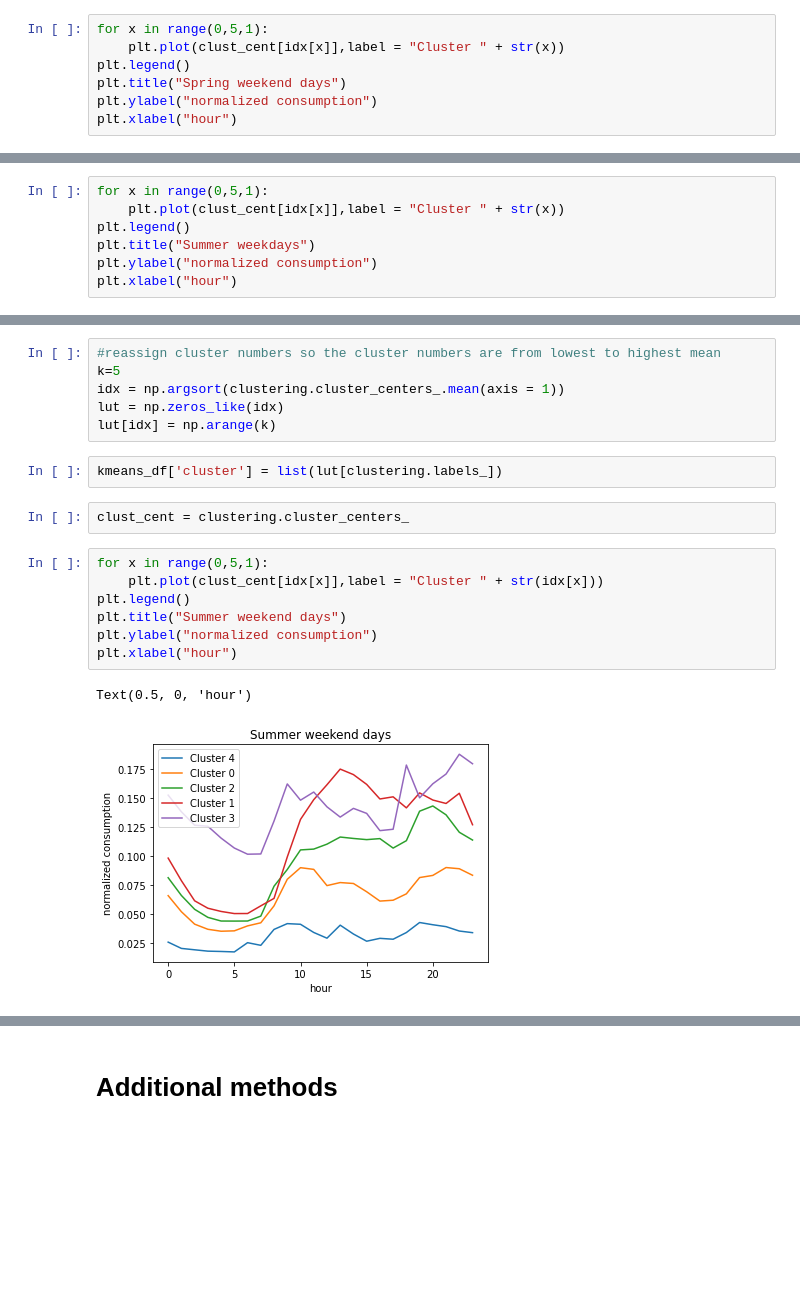
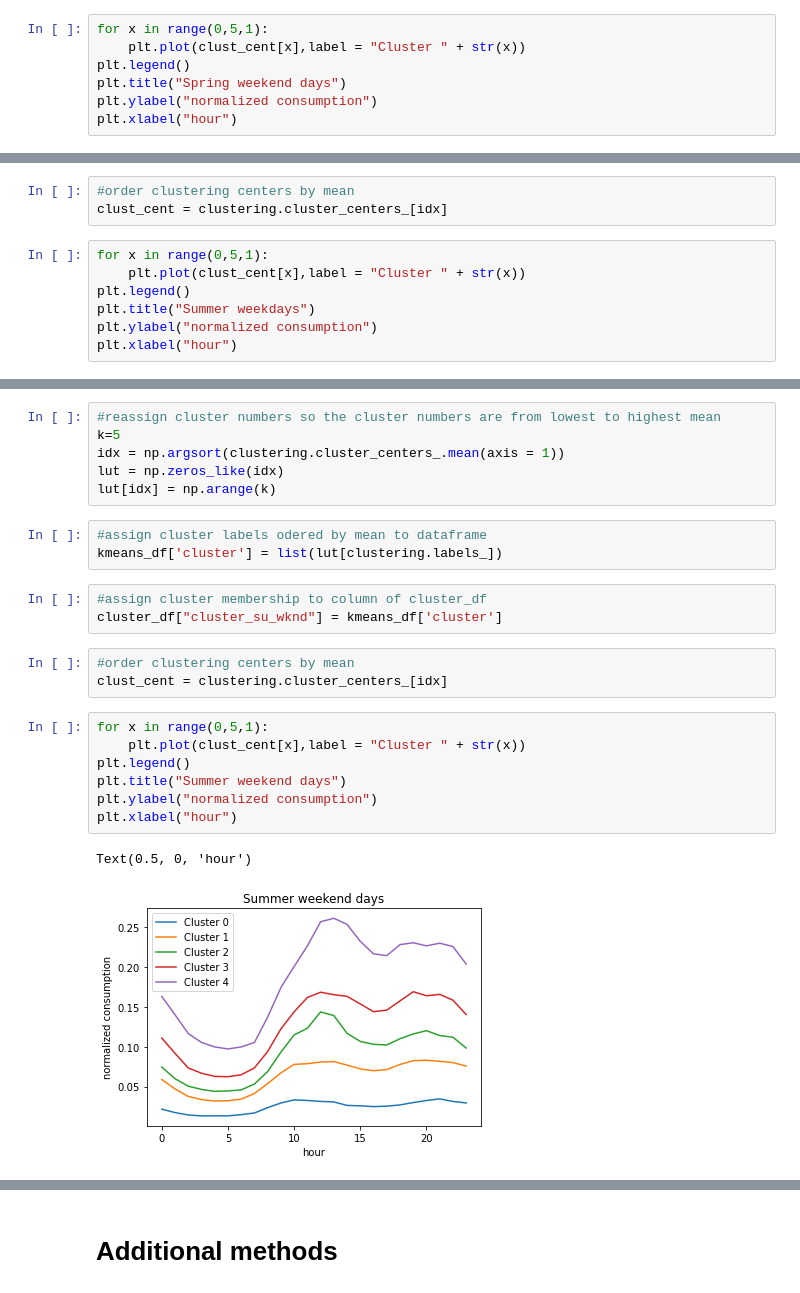
Before and after one commit to togg-dot/thesis, a Jupyter notebook: final kmeans clustering (season weekday-weekend).ipynb, the cells around one changed output, grey strips where cells are left out. Cells and saved outputs as stored; diff of their text form; blank space fills up the shorter version.

```diff
--- a/final kmeans clustering (season weekday-weekend).ipynb
+++ b/final kmeans clustering (season weekday-weekend).ipynb
@@ -501,6 +558,6 @@ clust_cent = clustering.cluster_centers_
 # %%
 for x in range(0,5,1):
-    plt.plot(clust_cent[idx[x]],label = "Cluster " + str(x))
+    plt.plot(clust_cent[x],label = "Cluster " + str(x))
 plt.legend()
 plt.title("Spring weekend days")
 plt.ylabel("normalized consumption")
@@ -542,6 +612,9 @@ clust_cent = clustering.cluster_centers_
+# %%
+#order clustering centers by mean
+clust_cent = clustering.cluster_centers_[idx]
 # %%
 for x in range(0,5,1):
-    plt.plot(clust_cent[idx[x]],label = "Cluster " + str(x))
+    plt.plot(clust_cent[x],label = "Cluster " + str(x))
 plt.legend()
 plt.title("Summer weekdays")
 plt.ylabel("normalized consumption")
@@ -575,16 +660,21 @@ idx = np.argsort(clustering.cluster_centers_.mean(axis = 1))
 lut = np.zeros_like(idx)
 lut[idx] = np.arange(k)
 # %%
+#assign cluster labels odered by mean to dataframe
 kmeans_df['cluster'] = list(lut[clustering.labels_])
-# %%
-clust_cent = clustering.cluster_centers_
+# %%
+#assign cluster membership to column of cluster_df
+cluster_df["cluster_su_wknd"] = kmeans_df['cluster']
+# %%
+#order clustering centers by mean
+clust_cent = clustering.cluster_centers_[idx]
 # %%
 for x in range(0,5,1):
-    plt.plot(clust_cent[idx[x]],label = "Cluster " + str(idx[x]))
+    plt.plot(clust_cent[x],label = "Cluster " + str(x))
 plt.legend()
 plt.title("Summer weekend days")
 plt.ylabel("normalized consumption")
 plt.xlabel("hour")
 # %% [output]
 Text(0.5, 0, 'hour')
-[figure, old version]
+[figure, new version]
```
Also changed, not shown: parts of 102 cells of this notebook, 1 other file.
